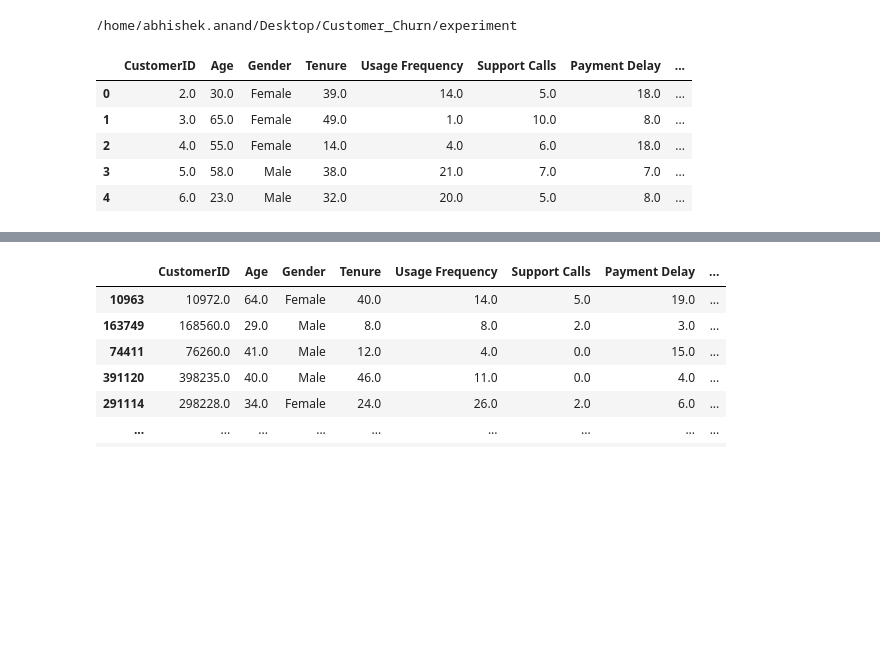
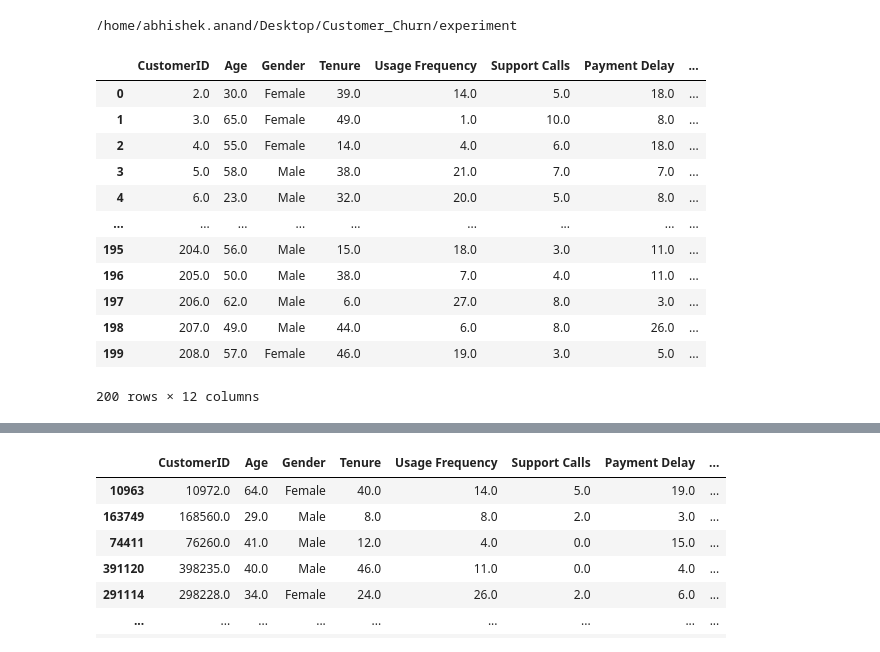
Before and after one commit to abhishekanand-02/Customer_Churn_project, a Jupyter notebook: experiment/experiments.ipynb, the cells around one changed output, grey strips where cells are left out. Drawn from its saved outputs; the diff is of its cells as text; code cells hidden in the pictures; blank space fills up the shorter version.

```diff
--- a/experiment/experiments.ipynb
+++ b/experiment/experiments.ipynb
@@ -20,11 +20,18 @@ import pandas as pd
 # %%
 df = data = pd.read_csv("/home/abhishek.anand/Desktop/Customer_Churn/data/customer_churn_dataset-training-master.csv")
 # %%
-data.head()
+data.head(200)
 # %% [output]
 |  | CustomerID | Age | Gender | Tenure | Usage Frequency | Support Calls | Payment Delay | ... |
 | 0 | 2.0 | 30.0 | Female | 39.0 | 14.0 | 5.0 | 18.0 | ... |
 | 1 | 3.0 | 65.0 | Female | 49.0 | 1.0 | 10.0 | 8.0 | ... |
 | 2 | 4.0 | 55.0 | Female | 14.0 | 4.0 | 6.0 | 18.0 | ... |
 | 3 | 5.0 | 58.0 | Male | 38.0 | 21.0 | 7.0 | 7.0 | ... |
 | 4 | 6.0 | 23.0 | Male | 32.0 | 20.0 | 5.0 | 8.0 | ... |
+| ... | ... | ... | ... | ... | ... | ... | ... | ... |
+| 195 | 204.0 | 56.0 | Male | 15.0 | 18.0 | 3.0 | 11.0 | ... |
+| 196 | 205.0 | 50.0 | Male | 38.0 | 7.0 | 4.0 | 11.0 | ... |
+| 197 | 206.0 | 62.0 | Male | 6.0 | 27.0 | 8.0 | 3.0 | ... |
+| 198 | 207.0 | 49.0 | Male | 44.0 | 6.0 | 8.0 | 26.0 | ... |
+| 199 | 208.0 | 57.0 | Female | 46.0 | 19.0 | 3.0 | 5.0 | ... |
+200 rows × 12 columns
```
Also changed, not shown: parts of 10 cells of this notebook.
